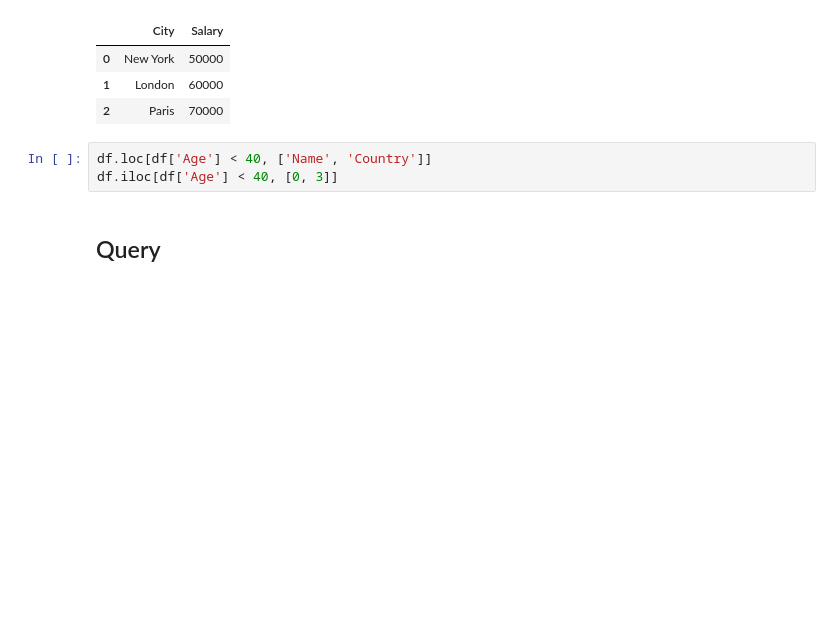
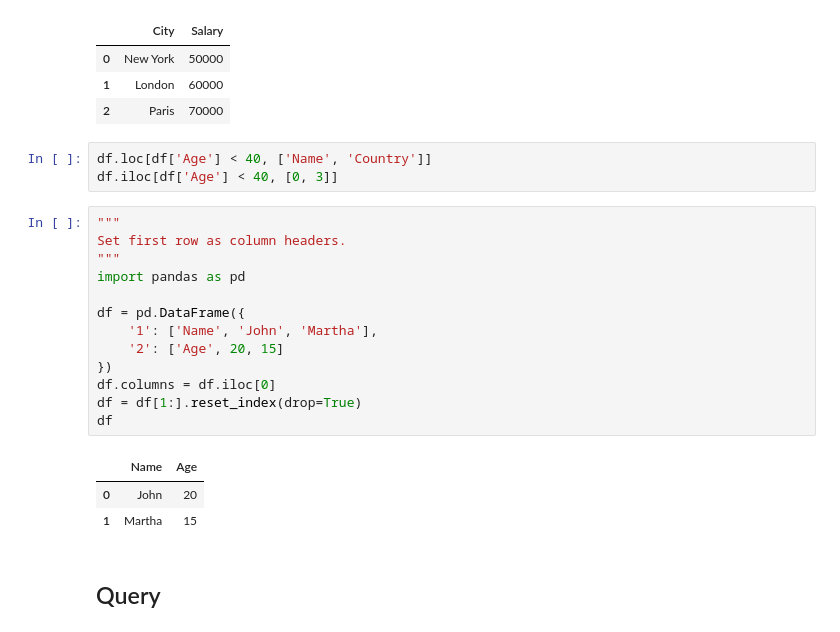
Before and after one commit to EvgeniiZorin/Handbook_Data-Science, a Jupyter notebook: _Pandas.ipynb, the cells around one changed output. Cells and saved outputs as stored; diff of their text form; blank space fills up the shorter version.

```diff
--- a/_Pandas.ipynb
+++ b/_Pandas.ipynb
@@ -1331,6 +1343,23 @@ df.iloc[:3, -2:]
 # %%
 df.loc[df['Age'] < 40, ['Name', 'Country']]
 df.iloc[df['Age'] < 40, [0, 3]]
+# %%
+"""
+Set first row as column headers.
+"""
+import pandas as pd
+
+df = pd.DataFrame({
+    '1': ['Name', 'John', 'Martha'],
+    '2': ['Age', 20, 15]
+})
+df.columns = df.iloc[0]
+df = df[1:].reset_index(drop=True)
+df
+# %% [output]
+|  | Name | Age |
+| 0 | John | 20 |
+| 1 | Martha | 15 |
 # %% [markdown]
 ## Query
 # %%
```
Also changed, not shown: parts of 5 cells of this notebook, 3 other files.
